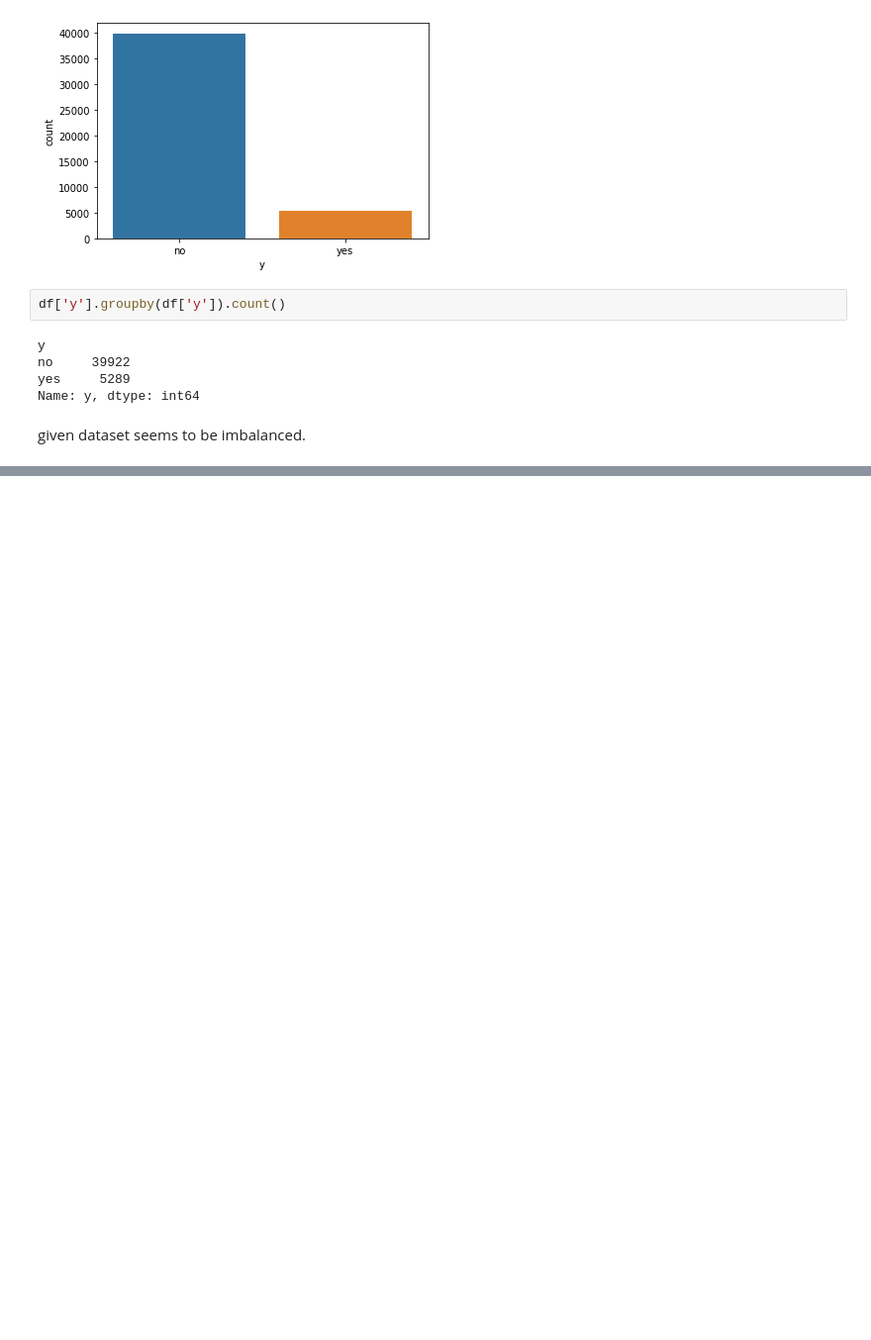
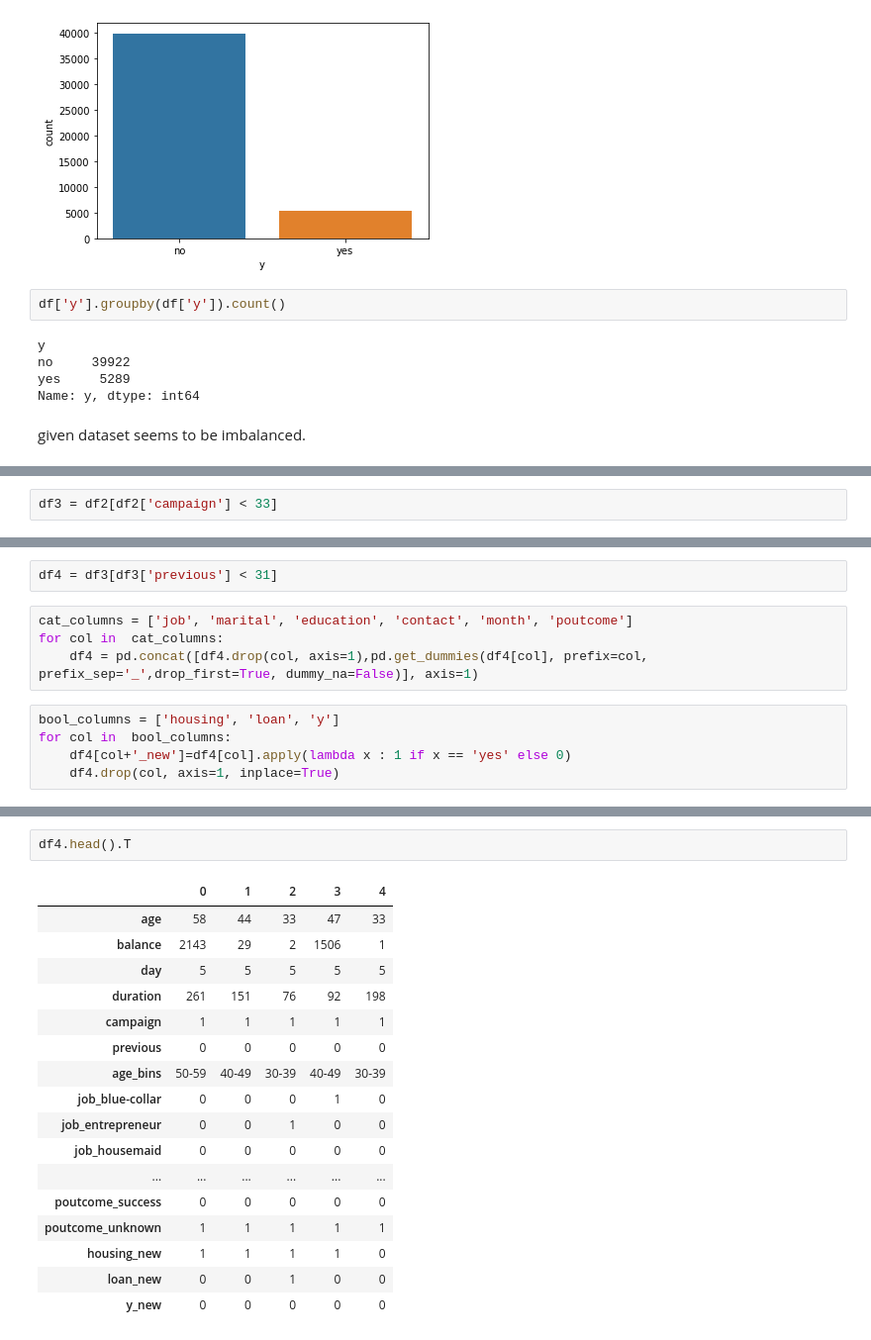
Before and after one commit to ajinkyamorade/Bank-Marketing-Effectiveness-Prediction, a Jupyter notebook: Bank_Marketing_Effectiveness_Prediction_Capstone_Project.ipynb, the cells around one changed output, grey strips where cells are left out. Shown at 99% size. Drawn from its saved outputs; the diff is of its cells as text; blank space fills up the shorter version.

```diff
--- a/Bank_Marketing_Effectiveness_Prediction_Capstone_Project.ipynb
+++ b/Bank_Marketing_Effectiveness_Prediction_Capstone_Project.ipynb
@@ -423,0 +588,2 @@ given dataset seems to be imbalanced.
+# %%
+df3 = df2[df2['campaign'] < 33]
@@ -423,0 +627,11 @@ given dataset seems to be imbalanced.
+# %%
+df4 = df3[df3['previous'] < 31]
+# %%
+cat_columns = ['job', 'marital', 'education', 'contact', 'month', 'poutcome']
+for col in  cat_columns:
+    df4 = pd.concat([df4.drop(col, axis=1),pd.get_dummies(df4[col], prefix=col, prefix_sep='_',drop_first=True, dummy_na=False)], axis=1)
+# %%
+bool_columns = ['housing', 'loan', 'y']
+for col in  bool_columns:
+    df4[col+'_new']=df4[col].apply(lambda x : 1 if x == 'yes' else 0)
+    df4.drop(col, axis=1, inplace=True)
@@ -423,0 +658,20 @@ given dataset seems to be imbalanced.
+# %%
+df4.head().T
+# %% [output]
+|  | 0 | 1 | 2 | 3 | 4 |
+| age | 58 | 44 | 33 | 47 | 33 |
+| balance | 2143 | 29 | 2 | 1506 | 1 |
+| day | 5 | 5 | 5 | 5 | 5 |
+| duration | 261 | 151 | 76 | 92 | 198 |
+| campaign | 1 | 1 | 1 | 1 | 1 |
+| previous | 0 | 0 | 0 | 0 | 0 |
+| age_bins | 50-59 | 40-49 | 30-39 | 40-49 | 30-39 |
+| job_blue-collar | 0 | 0 | 0 | 1 | 0 |
+| job_entrepreneur | 0 | 0 | 1 | 0 | 0 |
+| job_housemaid | 0 | 0 | 0 | 0 | 0 |
+| ... | ... | ... | ... | ... | ... |
+| poutcome_success | 0 | 0 | 0 | 0 | 0 |
+| poutcome_unknown | 1 | 1 | 1 | 1 | 1 |
+| housing_new | 1 | 1 | 1 | 1 | 0 |
+| loan_new | 0 | 0 | 1 | 0 | 0 |
+| y_new | 0 | 0 | 0 | 0 | 0 |
```
Also changed, not shown: parts of 20 cells of this notebook.
